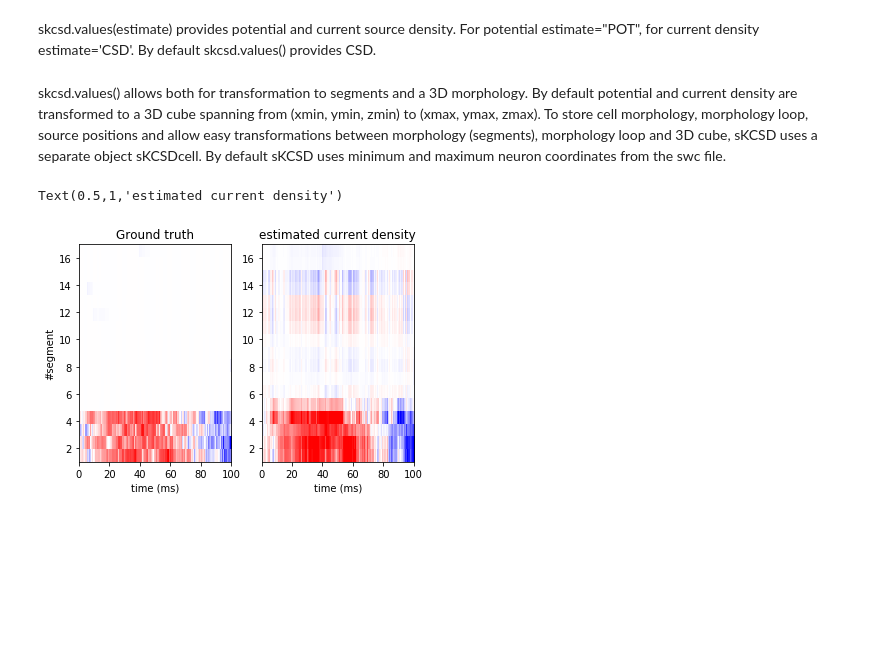
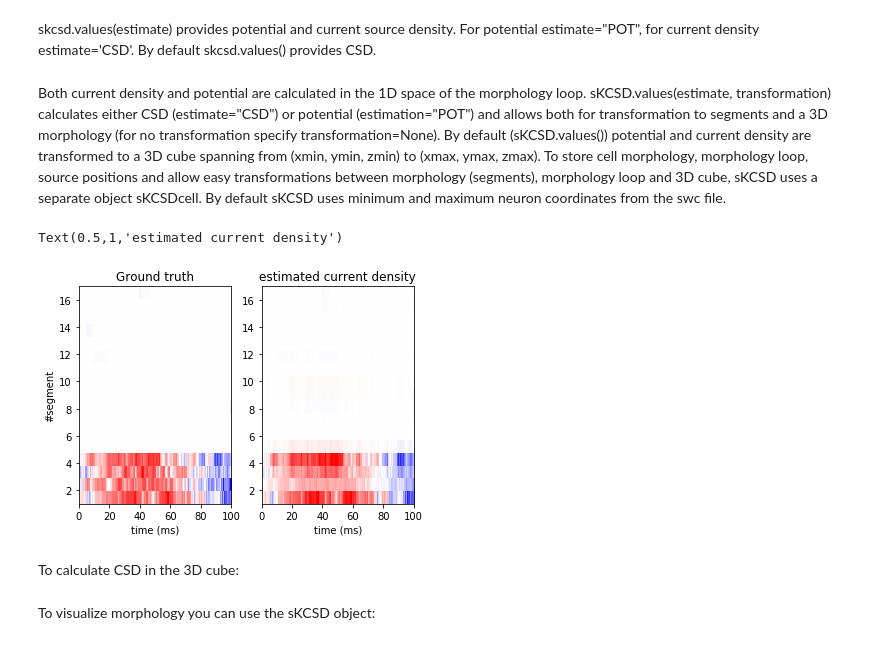
Before and after one commit to Neuroinflab/kCSD-python, a Jupyter notebook: tutorials/skcsd_tutorial.ipynb, the cells around one changed output. Drawn from its saved outputs; the diff is of its cells as text; code cells hidden in the pictures; blank space fills up the shorter version.

Commit message:
Add some morphology transformations

```diff
--- a/tutorials/skcsd_tutorial.ipynb
+++ b/tutorials/skcsd_tutorial.ipynb
@@ -26,7 +26,7 @@ data1.assign('LFP', path_to_LFP_file)
 Data used in this tutorial was generated using figures/skcsd_paper/run_LFPy.py (class for running example simulations using LFPy). LFPy uses mV for voltage, ms for time and um for distance (or position). sKCSD (and KCSD) requires data in SI units. That is why data used for sKCSD estimation needs to be scaled.
 # %%
 data.LFP /= 1e3
-data.morphology[:, 2:5] /= 1e6
+data.morphology[:, 2:6] /= 1e6
 data.ele_pos /= 1e6
 # %% [markdown]
 Let us visualise the current density.
@@ -64,9 +64,8 @@ ax.plot(time, somav)
 To calculate sKCSD you must specify the width of the source (R) and noise level (lambd). For neuron morphologies R is going to be of the order of microns. We specified lambd = 10000, which amounts to roughly 10% noise.
 # %%
 n_src = 100
-R = 32e-6
-lambd = 0.01
-tolerance = 2e-6
+R = 2e-6
+lambd = 0.0001
 ker = sKCSD(data.ele_pos,
             data.LFP,
             data.morphology,
@@ -74,8 +73,8 @@ ker = sKCSD(data.ele_pos,
             src_type='gauss',
             lambd=lambd,
             R_init=R,
-            tolerance=tolerance,
-            exact=True)
+            exact=True,
+            sigma=0.3)
 # %% [output]
   the integrand in order to determine the difficulties.  If the position of a
   local difficulty can be determined (singularity, discontinuity) one will
@@ -89,19 +86,26 @@ skcsd.values(estimate) provides potential and current source density. For potent
 # %%
 skcsd = ker.values(transformation="segments")
 # %% [markdown]
-skcsd.values() allows both for transformation to segments and a 3D morphology. By default potential and current density are transformed to a 3D cube spanning from (xmin, ymin, zmin) to (xmax, ymax, zmax). To store cell morphology, morphology loop, source positions and allow easy transformations between morphology (segments), morphology loop and 3D cube, sKCSD uses a separate object sKCSDcell. By default sKCSD uses minimum and maximum neuron coordinates from the swc file.
+Both current density and potential are calculated in the 1D space of the morphology loop. sKCSD.values(estimate, transformation) calculates either CSD (estimate="CSD") or potential (estimation="POT") and allows both for transformation to segments and a 3D morphology (for no transformation specify transformation=None). By default (sKCSD.values()) potential and current density are transformed to a 3D cube spanning from (xmin, ymin, zmin) to (xmax, ymax, zmax). To store cell morphology, morphology loop, source positions and allow easy transformations between morphology (segments), morphology loop and 3D cube, sKCSD uses a separate object sKCSDcell. By default sKCSD uses minimum and maximum neuron coordinates from the swc file.
 # %%
-
 fig, ax = plt.subplots(1, 2)
 ax[1].set_aspect('equal')
 ax[1].set_xlabel('time (ms)')
-ax[1].imshow(skcsd, origin="lower", aspect="auto", interpolation="none", cmap="bwr", vmin=vmin, vmax=vmax, extent=[0, t_stop, 1, len(seglen)])
+ax[1].imshow(skcsd, origin="lower", aspect="auto",
+             interpolation="none", cmap="bwr",
+             vmin=vmin, vmax=vmax,
+             extent=[time[0], time[-1], 1, len(seglen)])
 ax[0].set_aspect('equal')
 ax[0].set_xlabel('time (ms)')
 ax[0].set_ylabel('#segment')
-ax[0].imshow(ground_truth, origin="lower", aspect="auto", interpolation="none", cmap="bwr", vmin=vmin, vmax=vmax, extent=[0, t_stop, 1, len(seglen)])
+ax[0].imshow(ground_truth, origin="lower", aspect="auto",
+             interpolation="none", cmap="bwr",
+             vmin=vmin, vmax=vmax,
+             extent=[time[0], time[-1], 1, len(seglen)])
 ax[0].set_title('Ground truth')
 ax[1].set_title('estimated current density')
 # %% [output]
 Text(0.5,1,'estimated current density')
-[figure, old version]
+[figure, new version]
+# %% [markdown]
+To calculate CSD in the 3D cube:
@@ -107,0 +114,2 @@ Text(0.5,1,'estimated current density')
+# %% [markdown]
+To visualize morphology you can use the sKCSD object:
```
Also changed, not shown: parts of 10 cells of this notebook.
